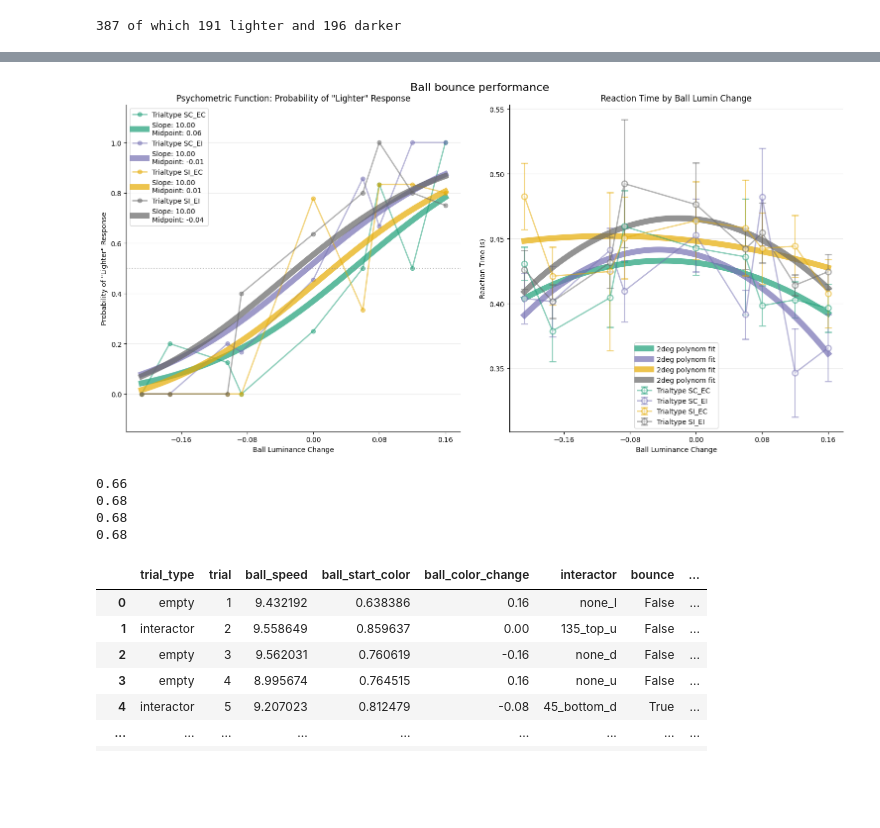
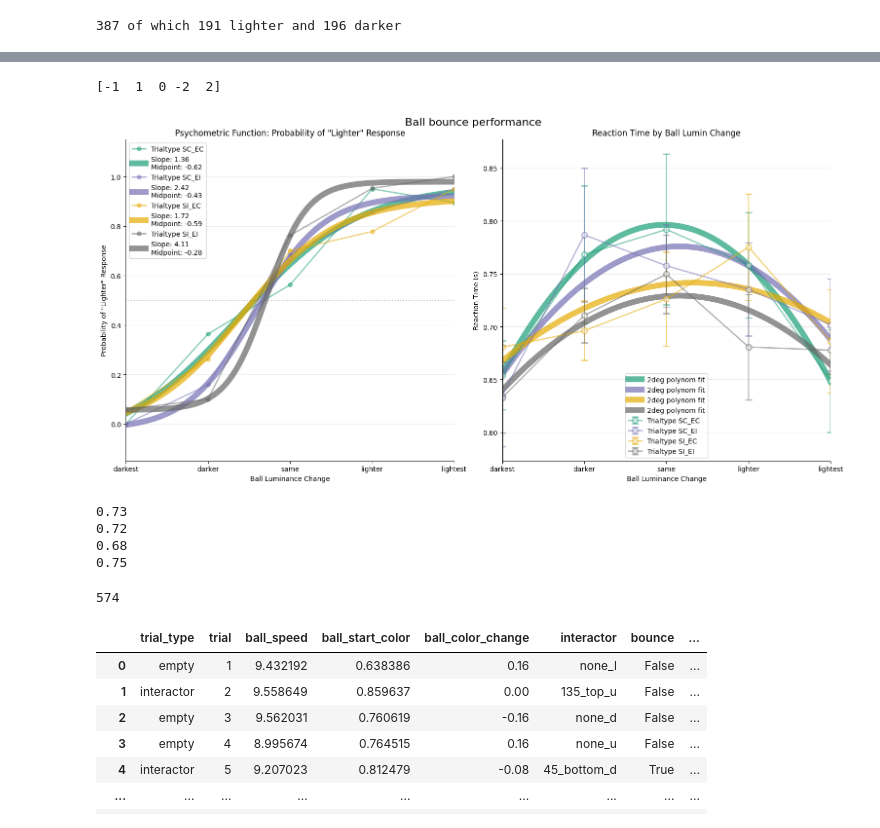
Before and after one commit to WiegerScheurer/physicspred, a Jupyter notebook: Notebooks/luminance_results.ipynb, the cells around one changed output, grey strips where cells are left out. Saved outputs shown, nothing was run; the diff lists cells and outputs as text; code cells hidden in the pictures; blank space fills up the shorter version.

```diff
--- a/Notebooks/luminance_results.ipynb
+++ b/Notebooks/luminance_results.ipynb
@@ -493,11 +493,13 @@ def create_psychometric_plots(data, title=None, prob_ylim=None, rt_ylim=None,
     ax1.spines['right'].set_visible(False)
     ax1.spines['top'].set_visible(False)
     # ax1.set_xticks([-0.3, -.15, 0, .15, .3])
-    ax1.set_xticks([-0.16, -.08, 0, .08, .16])
+    # ax1.set_xticks([-0.16, -.08, 0, .08, .16])
+    ax1.set_xticks([-2, -1, 0, 1, 2])
+    ax1.set_xticklabels(['darkest', 'darker', 'same', 'lighter', 'lightest'])
 
     # Add horizontal line at 0.5 probability for reference
     ax1.axhline(y=0.5, color='gray', linestyle=':', alpha=0.5)
-
+    ax1.set_xlim(-2, 2)
     ax2.set_xlabel('Ball Luminance Change')
     ax2.set_ylabel('Reaction Time (s)')
     ax2.set_title('Reaction Time by Ball Lumin Change')
@@ -511,8 +513,12 @@ def create_psychometric_plots(data, title=None, prob_ylim=None, rt_ylim=None,
     ax2.legend(loc='best')
     ax2.spines['right'].set_visible(False)
     ax2.spines['top'].set_visible(False)
+    ax2.set_xlim(-2, 2)
     # ax2.set_xticks([-0.3, -.15, 0, .15, .3])
-    ax2.set_xticks([-0.16, -.08, 0, .08, .16])
+    # ax2.set_xticks([-0.16, -.08, 0, .08, .16])
+    ax2.set_xticks([-2, -1, 0, 1, 2])
+    # ax2.set_xticklabels(["lightest", "lighter", "same", "darker", "darkest"])
+    ax2.set_xticklabels(['darkest', 'darker', 'same', 'lighter', 'lightest'])
 
     # Set custom title if provided
     if title:
@@ -528,3 +540,17 @@ def create_psychometric_plots(data, title=None, prob_ylim=None, rt_ylim=None,
+# %%
+# Define the mapping function
+def transform_ball_color_change(df):
+    df['rank'] = df['ball_color_change'].rank(method='dense')
+
+    mapping = {
+        1: -2,
+        2: -1,
+        3: 0,
+        4: 1,
+        5: 2
+    }
+    df['ball_color_change'] = df['rank'].map(mapping)
+    return df
 # %%
 testdf = get_data(subject="sub-527524", task="ball_hue") # mingyao, gok ik
 
@@ -550,14 +620,20 @@ import colormaps as cmaps
 # all_sub_names = ["653250", "303045", "189554", "893176", "418891"]
 # all_sub_names = ["303045", "189554", "893176", "418891"]
 # all_sub_names = ["277924", "470283"]
-all_sub_names = ["686807soepjes", "823998soeoe"]
+# all_sub_names = ["686807soepjes", "823998soeoe"]
+all_sub_names = ["686807soepjes", "823998soeoe","653250", "303045", "189554", "893176", "418891", "303045", "189554", "893176", "418891","277924", "470283", "831176P"]
+# all_sub_names = ["686807soepjes", "823998soeoe", "831176P"]
+
 sub_stack = pd.DataFrame()
 
 for sub_idx, sub in enumerate(all_sub_names):
     this_sub = get_data(subject=f"sub-{sub}", task="ball_hue")
+    this_sub = transform_ball_color_change(this_sub)
     sub_stack = pd.concat([sub_stack, this_sub])
 
 sub_stack.reset_index(inplace=True, drop=True)
+
+print(sub_stack["ball_color_change"].unique())
 # sub_stack
 
 # testdf = get_data(subject="sub-323481", task="ball_hue") # This one is faulty, because of the feedback freq, many times no answer was given
@@ -575,7 +651,10 @@ sub_stack.reset_index(inplace=True, drop=True)
 # testdf = get_data(subject="sub-470283", task="ball_hue") # dota, 191 lighter, 196 darker
 # testdf = get_data(subject="sub-686807soepjes", task="ball_hue") # ikzelf voor luminance check
 # testdf = get_data(subject="sub-823998soeoe", task="ball_hue") # ikzelf weer voor luminance check
-testdf = sub_stack
+testdf = get_data(subject="sub-831176P", task="ball_hue") # paulo
+testdf = transform_ball_color_change(testdf)
+
+# testdf = sub_stack
 
 # testdf = get_data(subject=None, task="ball_hue")
 # testdf = testdf[(testdf["response"] == "lighter") | (testdf["response"] == "darker")] # Only take valid responses
@@ -585,39 +664,44 @@ testdf = sub_stack
 _ = create_psychometric_plots(data=testdf,
                               title="Ball bounce performance",
                               prob_ylim=(-.15, 1.15),
                               # prob_ylim=(.05 ,1),
                             #   rt_ylim=(0.45, 1),
-                              prob_poly_fit=True,
+                              prob_poly_fit=3,
                               # rt_gaussian_fit=1,
                               rt_poly_fit=2,
                               split_hypotheses=True,
                               cmap=cmaps.dark2,
                               line_alpha = .5,
                               fit_alpha = .7,
                               prob_type = "o-",
                               rt_type = "-o",
                               fit_type = "-",
                               fit_width = 8.5,
                               line_width = 2,
                               )
 
 cc = filter_condition(testdf, True, True)
 ci = filter_condition(testdf, True, False)
 ic = filter_condition(testdf, False, True)
 ii = filter_condition(testdf, False, False)
 
 print(np.sum(cc["accuracy"] == True) / len(cc["accuracy"]))
 print(np.sum(ci["accuracy"] == True) / len(ci["accuracy"]))
 print(np.sum(ic["accuracy"] == True) / len(ic["accuracy"]))
 print(np.sum(ii["accuracy"] == True) / len(ii["accuracy"]))
 
 # TODO: CHANGE THE X AXIS LABELS TO DARKEST, DARKER, SAME, LIGHTER, LIGHTEST (AS IT'S ABOUT PERCEPTUAL DISCRIMINABILITY, RATHER THAN LUMINANCE CHANGE)
 # %% [output]
+[-1  1  0 -2  2]
-[figure, old version]
+[figure, new version]
-0.66
-0.68
-0.68
-0.68
+0.73
+0.72
+0.68
+0.75
+# %%
+74 + 111 + 101 + 83 + 205
+# %% [output]
+574
 # %%
 testdf
 # %% [output]
```
Also changed, not shown: parts of 9 cells of this notebook, 15 other files.
